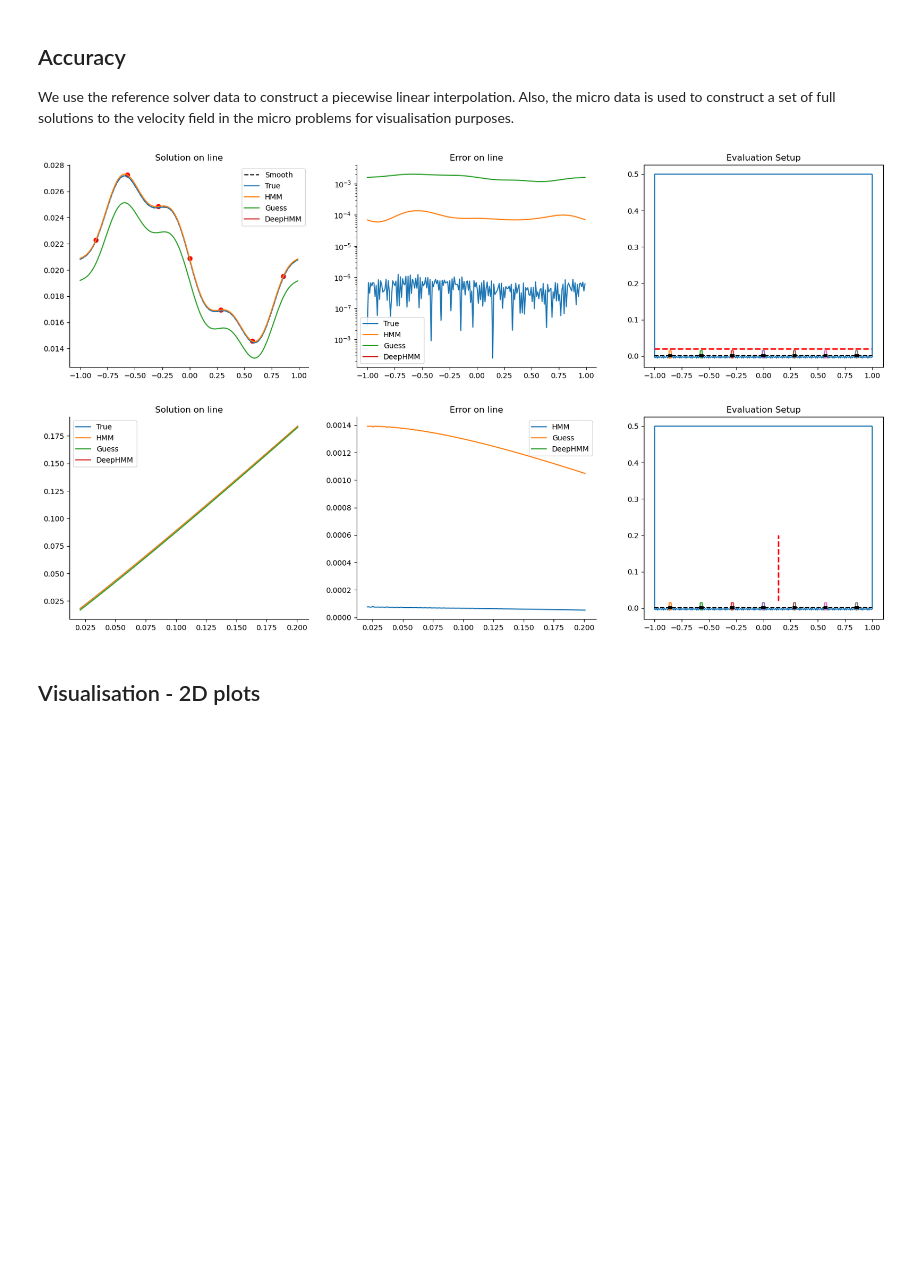
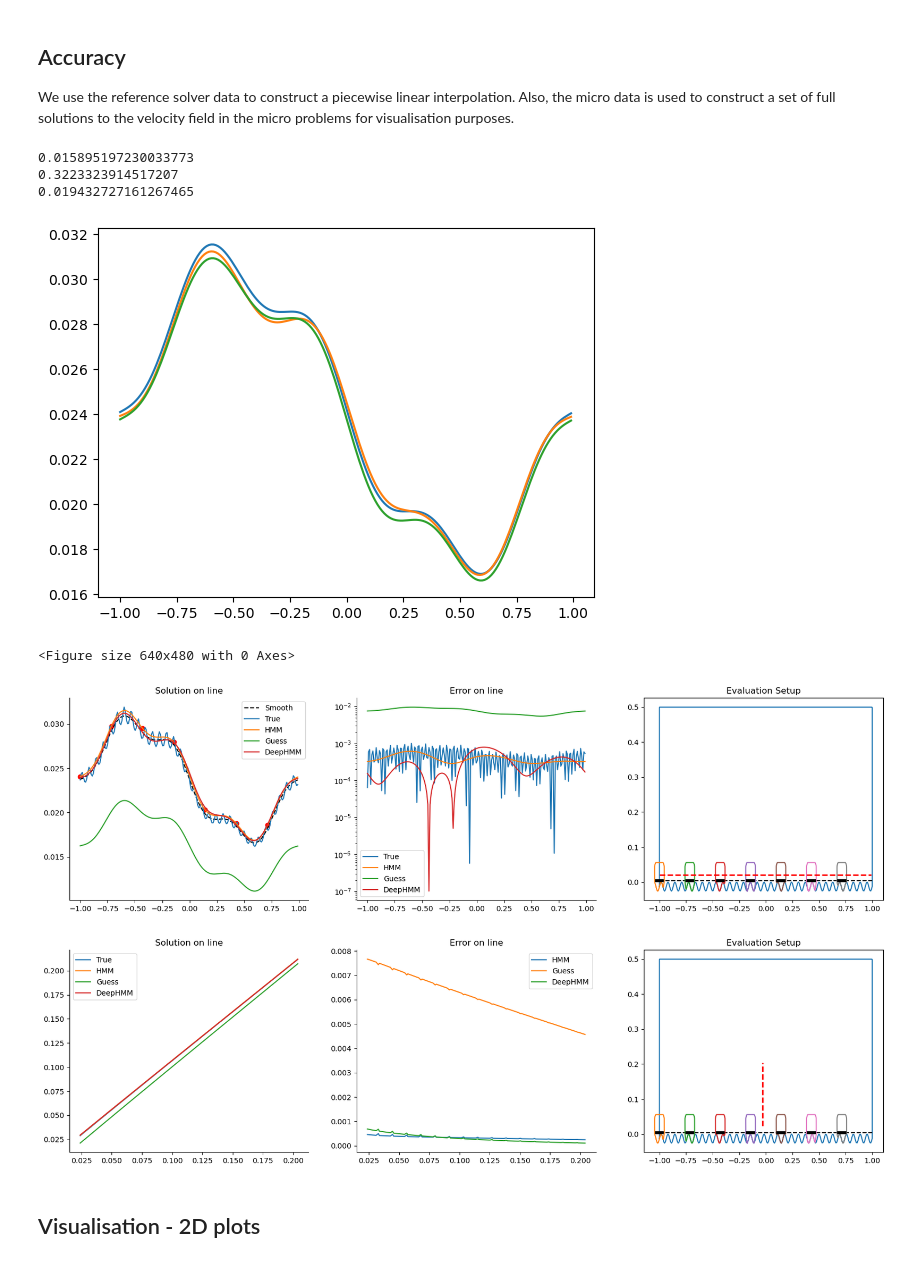
Before and after one commit to emastr/deep-micro-slip-model, a Jupyter notebook: notebooks/part30_paper_runs/epsilon_scaling/part30_HMM_ml_channel_flow.ipynb, the cells around one changed output. Cells and saved outputs as stored; diff of their text form; code cells hidden in the pictures; blank space fills up the shorter version.

```diff
--- a/notebooks/part30_paper_runs/epsilon_scaling/part30_HMM_ml_channel_flow.ipynb
+++ b/notebooks/part30_paper_runs/epsilon_scaling/part30_HMM_ml_channel_flow.ipynb
@@ -82,8 +82,8 @@ num_pts=256
 net_type = 0 # 0: egeofno, 1: svdfno, 2: fno_vanilla
 
 if net_type == 0:
-    net = egeofno_ver5(device=device)
-    net_data = torch.load(f"{net_dir}fno_ver5_seed0_15000.Torch", map_location=torch.device(device))
+    net = egeofno_ver1(device=device)
+    net_data = torch.load(f"{net_dir}fno_ver1_seed0_40000.Torch", map_location=torch.device(device))
 elif net_type == 1:
     net = svdfno_ver3(device=device)
     net_data = torch.load(f"{net_dir}svdfno_ver3_seed0_40000.Torch", map_location=torch.device(device))
@@ -122,15 +122,15 @@ macro_0 = StokesMacProb(data, lambda x,a: fft_interp(x, a, dom=dom[0])) # For co
 # Micro problems
 ###################
 
-nMic =7 #freq_g*2+1#2*(round(Lx/(30*eps)) // 2) + 1 # 15 # 15 #nMic*2 +1
+nMic = 13#7 #freq_g*2+1#2*(round(Lx/(30*eps)) // 2) + 1 # 15 # 15 #nMic*2 +1
 yDim_reduce=5#51
 xDim_reduce=5#51
 width=5*eps #5*eps #3
-height=width*1. #3
+height=width*0.8 #3
 n_refine=0
 #xPos = np.linspace(dom[0][0]+4*eps, dom[0][1]-4*eps, nMic)-2*eps
-xPos = np.linspace(dom[0][0], dom[0][1], nMic+1)[1:] - width/2 - Lx / nMic/2
-micros = [StokesMicProb(data, x, width, height, linePos=0.00, deg_project=8, logger=logger,
+xPos = np.linspace(dom[0][0], dom[0][1], nMic+1)[1:] - width/2 - Lx / nMic
+micros = [StokesMicProb(data, x, width, height, linePos=0.0, deg_project=8, logger=logger,
                         n_refine=n_refine, xDim_reduce=xDim_reduce, yDim_reduce=yDim_reduce) for x in xPos]
 
 ###################
@@ -152,7 +152,7 @@ remove_top_right_axes(plt.gca())
 plt.subplot2grid((1, 3), (0, 2), 1, 1)
 plt.title("Micro Domain 1")
 micros[0].plot(plt.gca(), showsegments=True)
-plt.axis("Equal")
+plt.axis("equal")
 remove_top_right_axes(plt.gca())
 
 # Plot
@@ -308,36 +306,57 @@ logger.barplot_logs(plt.gca())
 We use the reference solver data to construct a piecewise linear interpolation. Also, the micro data is used to construct a set of full solutions to the velocity field in the micro problems for visualisation purposes.
 # %%
 macro_guess = macro_solver.solve(macro_0)
+
+
+def error(x, y):
+    #return np.linalg.norm(x - y) / np.linalg.norm(x)
+    return np.max(np.abs(x-y))/np.max(np.abs(x))
 
 # plot a line at y = 0.03
 xval = np.linspace(dom[0][0],dom[0][1], 200)[:-1]
 yval = np.ones_like(xval)*0.02
 basis = ScaleShiftedBasis.fromFunctionInDomain(lambda x: pwlerp(x,yval), dom[0], FourBasis, dim=len(yval)).change_dim(nMic*2+1)
 smooth = lambda x, y: basis(x)
 funcs = [smooth, pwlerp, macro_sol.u, macro_guess.u, deep_macro_sol.u]
 title = ["Smooth", "True", "HMM", "Guess", "DeepHMM"]
 
+plt.figure()
+plt.plot(xval, macro_sol.u(xval, yval))
+plt.plot(xval, deep_macro_sol.u(xval, yval))
+plt.plot(xval, smooth(xval, yval))
+print(error(macro_sol.u(xval, yval), deep_macro_sol.u(xval, yval)))
+print(error(macro_sol.u(xval, yval), macro_guess.u(xval, yval)))
+print(error(macro_sol.u(xval, yval), smooth(xval, yval)))
 # Plot solutions on horizontal line
+
+plt.figure()
 plot_line(xval, yval, funcs, title, hmm_prob.plot, axis='x')
 plt.subplot(1,3,2)
 plt.yscale("log")
 
 plt.subplot(131)
 plt.scatter(xPos+width/2, macro_sol.u(xPos+width/2, yval[0]*np.ones_like(xPos)), color='r')
 
 # plot a vertical line in between the first and second micro problems
 funcs.pop(0)
 title.pop(0)
 yval = np.linspace(dom[1][0]+0.02, dom[1][0] + 0.2, 200)
 xval = 0.5*(xPos[nMic//2] + xPos[nMic//2+1]) * np.ones_like(yval)
 
 idx = np.arange(len(xval))
 s = 13
 r = 9
+
 plot_line(xval[idx % s != r], yval[idx % s != r], funcs, title, hmm_prob.plot, axis='y')
+#plot_line(xval, yval, funcs, title, hmm_prob.plot, axis='y')
 # %% [output]
+0.015895197230033773
+0.3223323914517207
+0.019432727161267465
-[figure, old version]
+[figure, new version]
+<Figure size 640x480 with 0 Axes>
-[figure, old version]
+[figure, new version]
+[figure, added]
 # %% [markdown]
 ## Visualisation - 2D plots
 # %%
```
Also changed, not shown: parts of 10 cells of this notebook, 7 other files.
